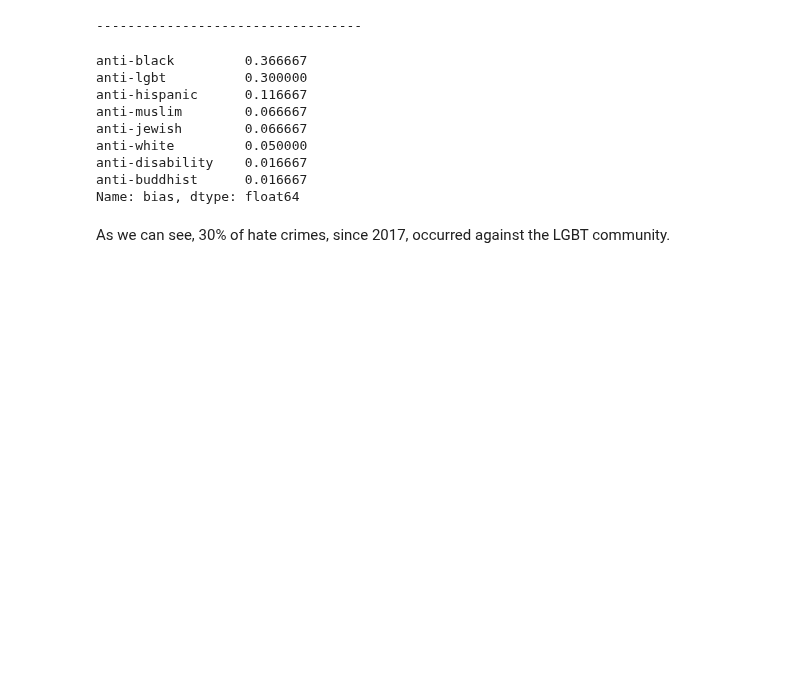
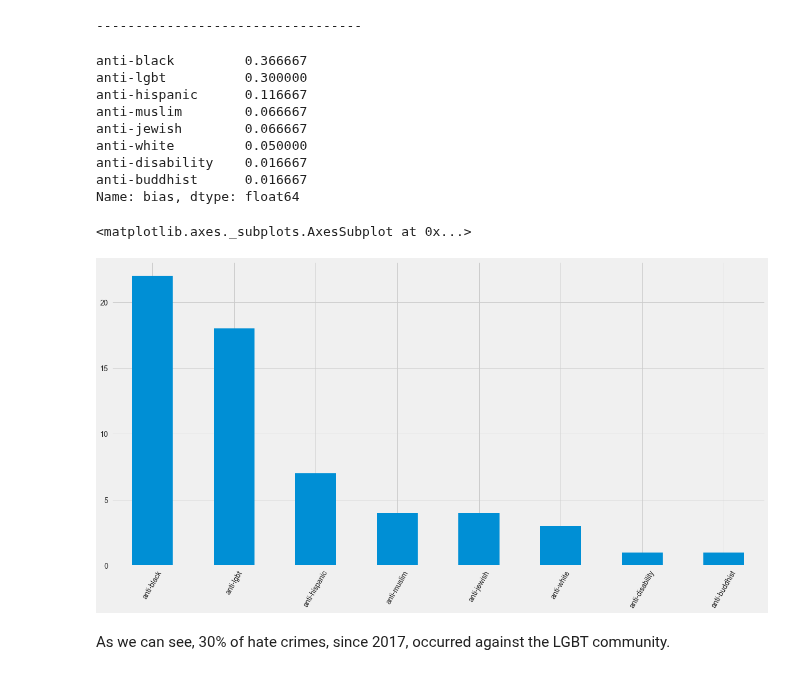
Before and after one commit to rgrantham82/Crime-Analysis, a Jupyter notebook: hate_crimes_analysis/Exploratory Analysis.ipynb, the cells around one changed output. Drawn from its saved outputs; the diff is of its cells as text; code cells hidden in the pictures; blank space fills up the shorter version.

```diff
--- a/hate_crimes_analysis/Exploratory Analysis.ipynb
+++ b/hate_crimes_analysis/Exploratory Analysis.ipynb
@@ -15,9 +15,9 @@
 ><li><a href="#q4"> 4. At what kinds of locations in Austin do hate crimes take place?</a></li>
 ><li><a href="#q5"> 5. Correlations between victims and offenders</a></li>
 # %%
+%matplotlib inline
 import pandas as pd
 import numpy as np
 import matplotlib.pyplot as plt
-plt.style.use('seaborn')
-%matplotlib inline
+plt.style.use('fivethirtyeight')
 # %%
@@ -190,6 +191,11 @@ anti-white         0.050000
 anti-disability    0.016667
 anti-buddhist      0.016667
 Name: bias, dtype: float64
+# %%
+bias.plot.bar(figsize=(20,10), fontsize=14, rot=60)
+# %% [output]
+<matplotlib.axes._subplots.AxesSubplot at 0x...>
+[figure, added]
 # %% [markdown]
 As we can see, 30% of hate crimes, since 2017, occurred against the LGBT community.
 # %% [markdown]
```
Also changed, not shown: parts of 5 cells of this notebook.
